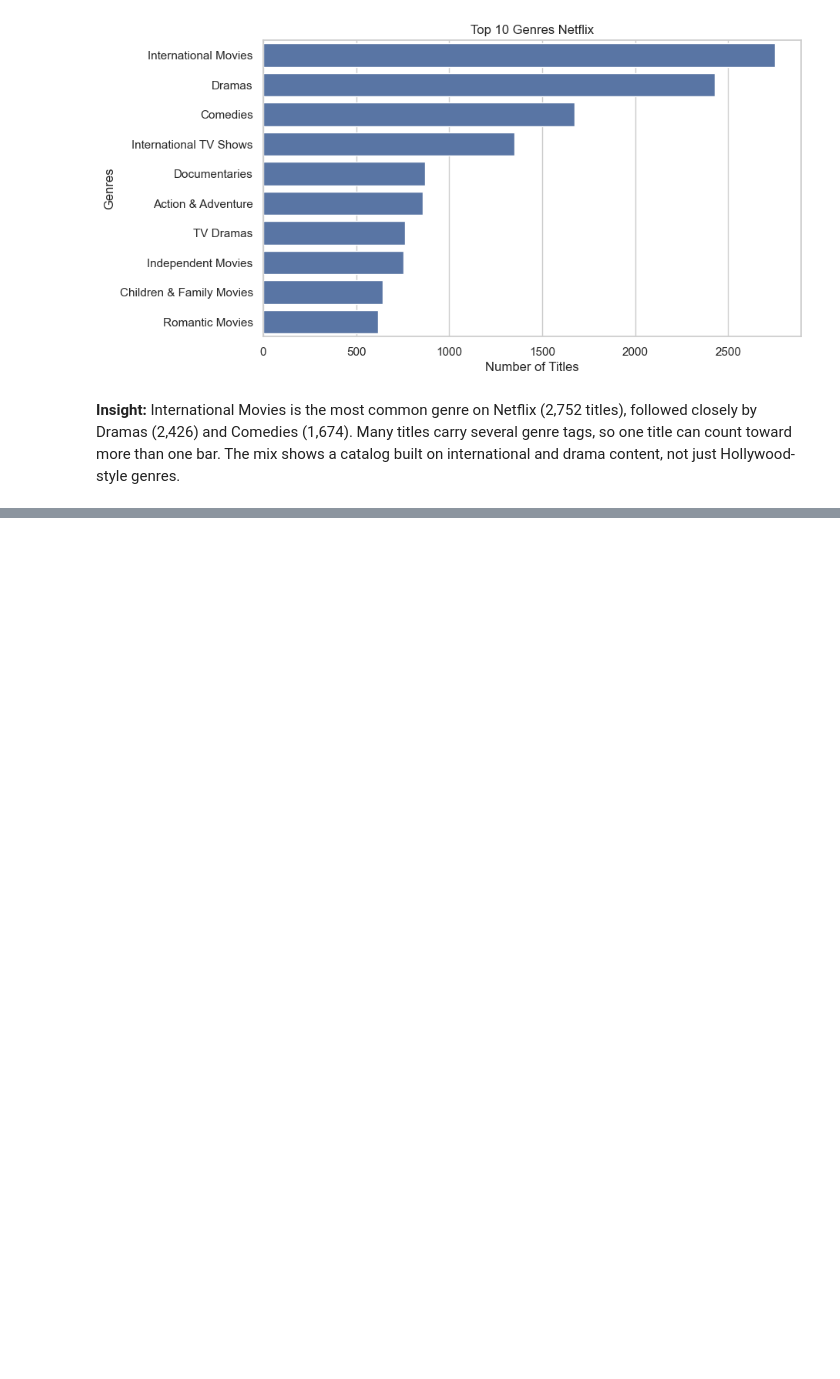
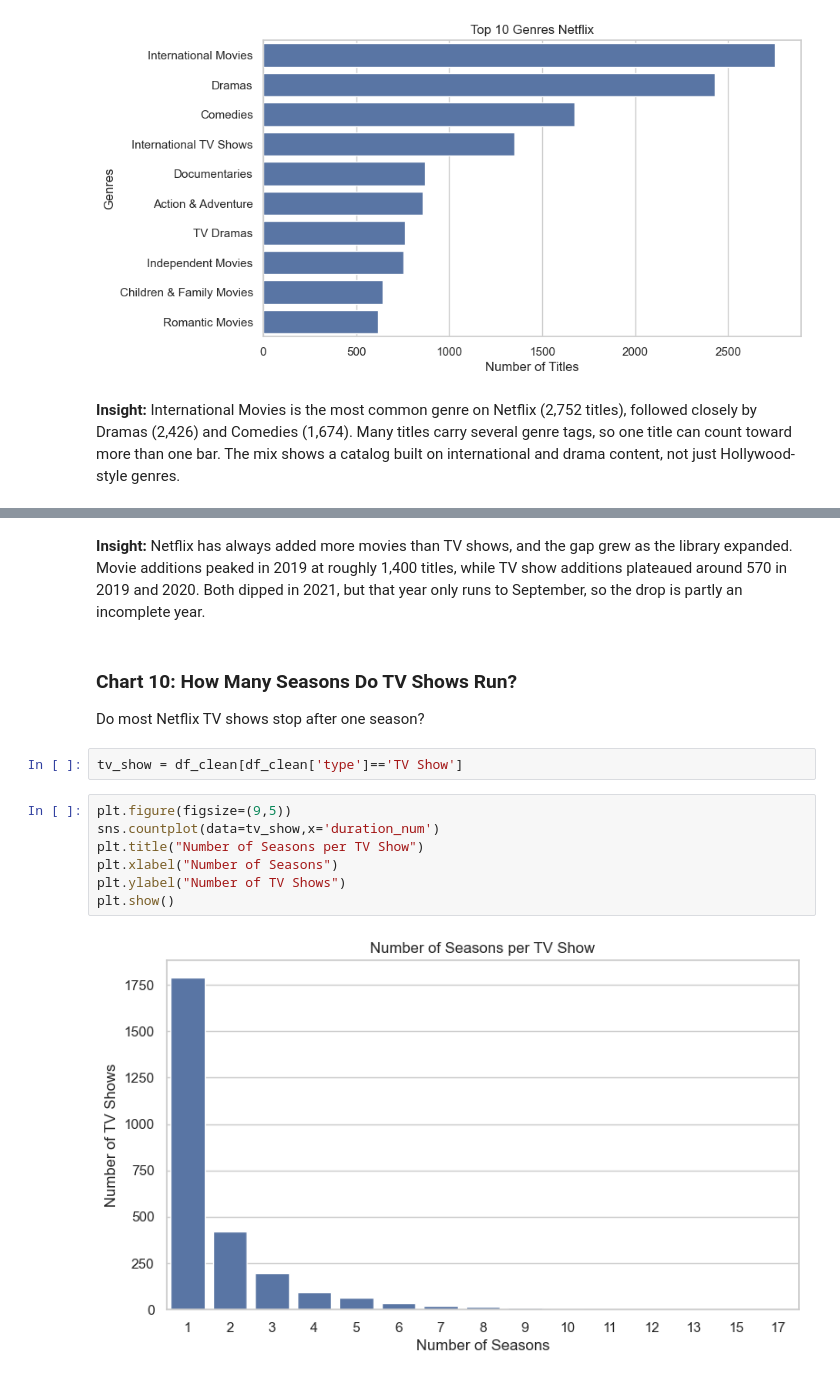
Before and after one commit to baasirahmad46/netflix-eda-visual-storytelling, a Jupyter notebook: notebooks/netflix_eda.ipynb, the cells around one changed output, grey strips where cells are left out. Cells and saved outputs as stored; diff of their text form; blank space fills up the shorter version.

```diff
--- a/notebooks/netflix_eda.ipynb
+++ b/notebooks/netflix_eda.ipynb
@@ -397,0 +445,16 @@ plt.show()
+# %% [markdown]
+**Insight:** Netflix has always added more movies than TV shows, and the gap grew as the library expanded. Movie additions peaked in 2019 at roughly 1,400 titles, while TV show additions plateaued around 570 in 2019 and 2020. Both dipped in 2021, but that year only runs to September, so the drop is partly an incomplete year.
+# %% [markdown]
+### Chart 10: How Many Seasons Do TV Shows Run?
+Do most Netflix TV shows stop after one season?
+# %%
+tv_show = df_clean[df_clean['type']=='TV Show']
+# %%
+plt.figure(figsize=(9,5))
+sns.countplot(data=tv_show,x='duration_num')
+plt.title("Number of Seasons per TV Show")
+plt.xlabel("Number of Seasons")
+plt.ylabel("Number of TV Shows")
+plt.show()
+# %% [output]
+[figure, added]
```
Also changed, not shown: parts of 6 cells of this notebook.
